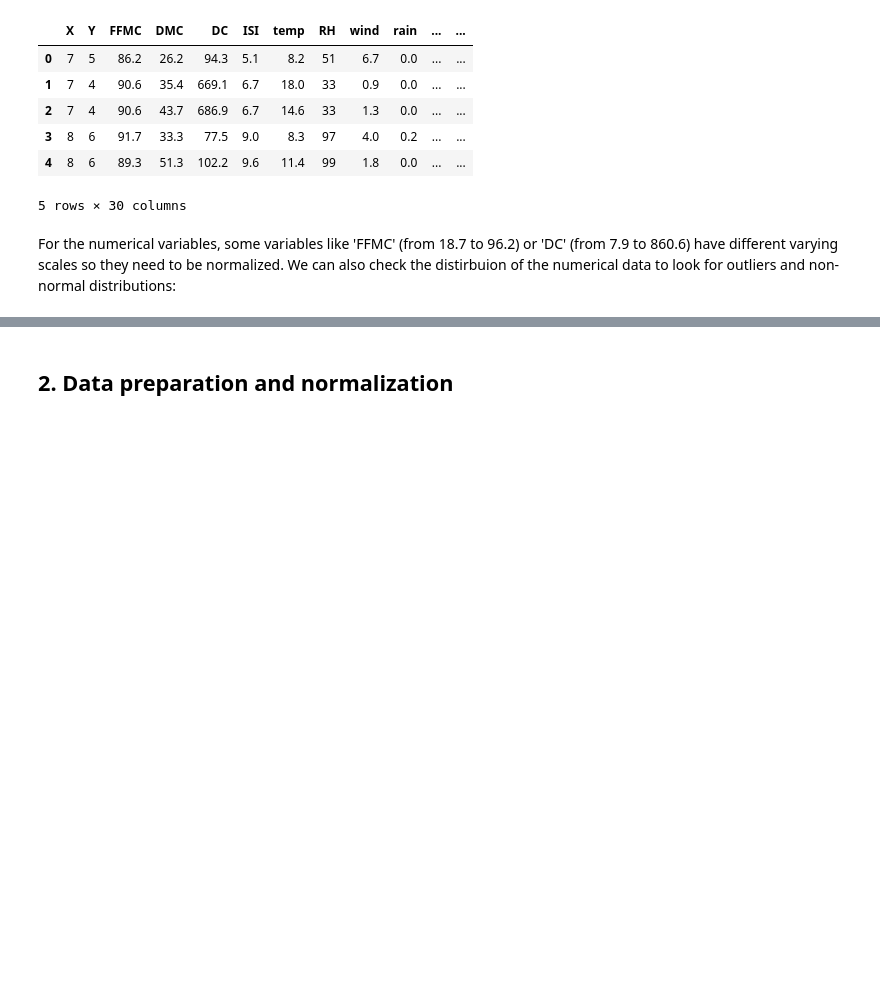
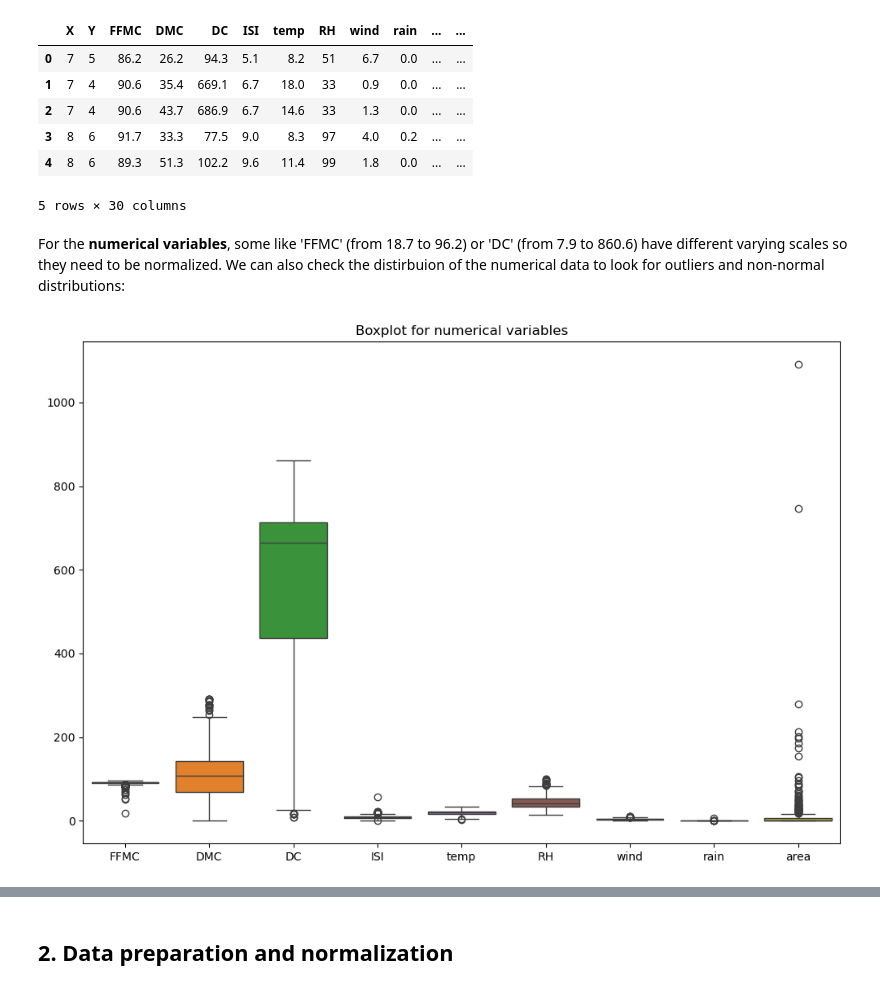
Before and after one commit to laurasck14/MLI2024, a Jupyter notebook: ml_LS.ipynb, the cells around one changed output, grey strips where cells are left out. Cells and saved outputs as stored; diff of their text form; code cells hidden in the pictures; blank space fills up the shorter version.

Commit message:
categorical data

```diff
--- a/ml_LS.ipynb
+++ b/ml_LS.ipynb
@@ -117,6 +117,12 @@ fires.head(5)
 | 4 | 8 | 6 | 89.3 | 51.3 | 102.2 | 9.6 | 11.4 | 99 | 1.8 | 0.0 | ... | ... |
 5 rows × 30 columns
 # %% [markdown]
-For the numerical variables, some variables like 'FFMC' (from 18.7 to 96.2) or 'DC' (from 7.9 to 860.6) have different varying scales so they need to be normalized. We can also check the distirbuion of the numerical data to look for outliers and non-normal distributions:
+For the **numerical variables**, some like 'FFMC' (from 18.7 to 96.2) or 'DC' (from 7.9 to 860.6) have different varying scales so they need to be normalized. We can also check the distirbuion of the numerical data to look for outliers and non-normal distributions:
 # %%
-numerical_columns = ['FFMC', 'DMC', 'DC', 'ISI', 'temp', 'RH', 'wind', 'rain', 'area']
+num_var = ['FFMC', 'DMC', 'DC', 'ISI', 'temp', 'RH', 'wind', 'rain', 'area']
+plt.figure(figsize=(12,8))
+sns.boxplot(data=fires[num_var])
+plt.title('Boxplot for numerical variables')
+plt.show()
+# %% [output]
+[figure, added]
```
Also changed, not shown: parts of 3 cells of this notebook.
